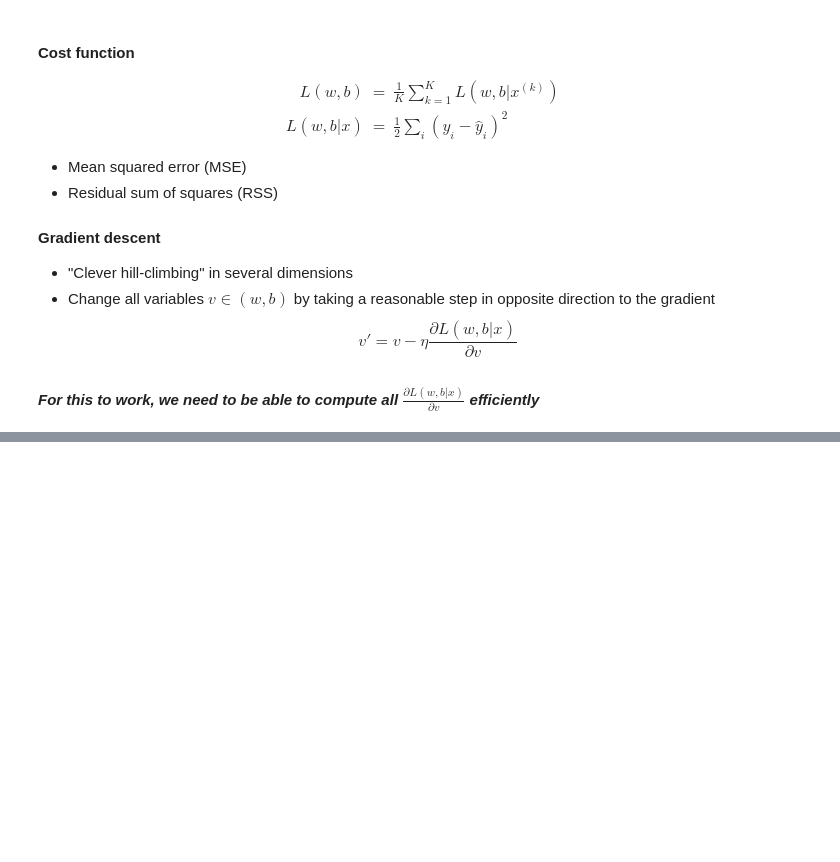
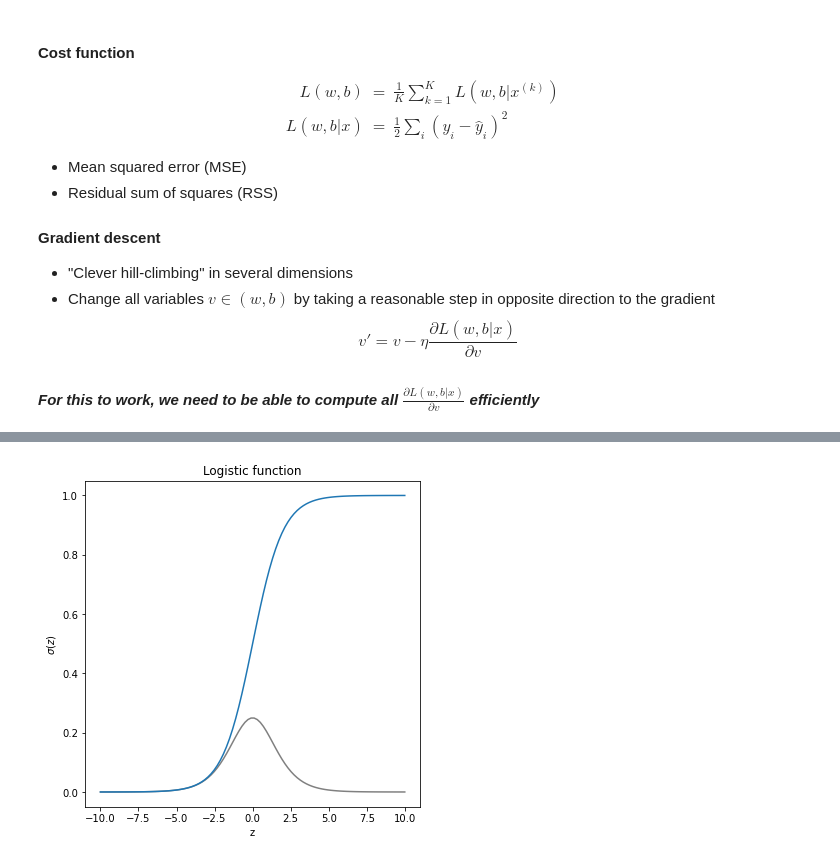
Before and after one commit to NBISweden/workshop-neural-nets-and-deep-learning, a Jupyter notebook: session_annBuildingBlocks/session_annBuildingBlocks_2.ipynb, the cells around one changed output, grey strips where cells are left out. Saved outputs shown, nothing was run; the diff lists cells and outputs as text; code cells hidden in the pictures; blank space fills up the shorter version.

```diff
--- a/session_annBuildingBlocks/session_annBuildingBlocks_2.ipynb
+++ b/session_annBuildingBlocks/session_annBuildingBlocks_2.ipynb
@@ -483,0 +558,21 @@ v' = v-\eta \frac{\partial L(w,b|x)}{\partial v}
+# %%
+
+def sigma(x):
+    return 1/(1+np.exp(-x))
+
+# Creating vectors x and
+z = np.linspace(-10, 10, 100)
+a = [ sigma(x) for x in z ]
+b = [ sigma(x)*(1-sigma(x)) for x in z ]
+fig = plt.figure(figsize = (6, 6))
+# Create the plot
+plt.plot(z, a, zorder=8)
+plt.plot(z, b, color="grey")
+
+plt.title("Logistic function")
+plt.xlabel('z')
+plt.ylabel('$\sigma(z)$')
+# Show the plot
+plt.show()
+# %% [output]
+[figure, added]
```
Also changed, not shown: parts of 7 cells of this notebook, 1 other file.
